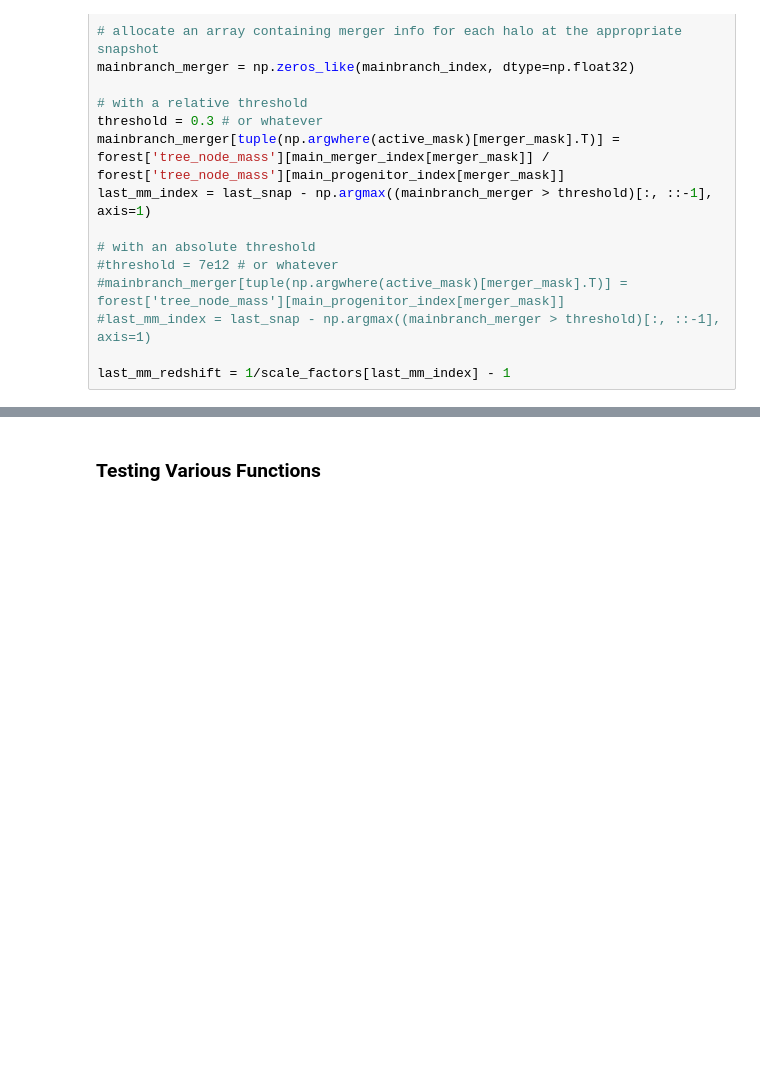
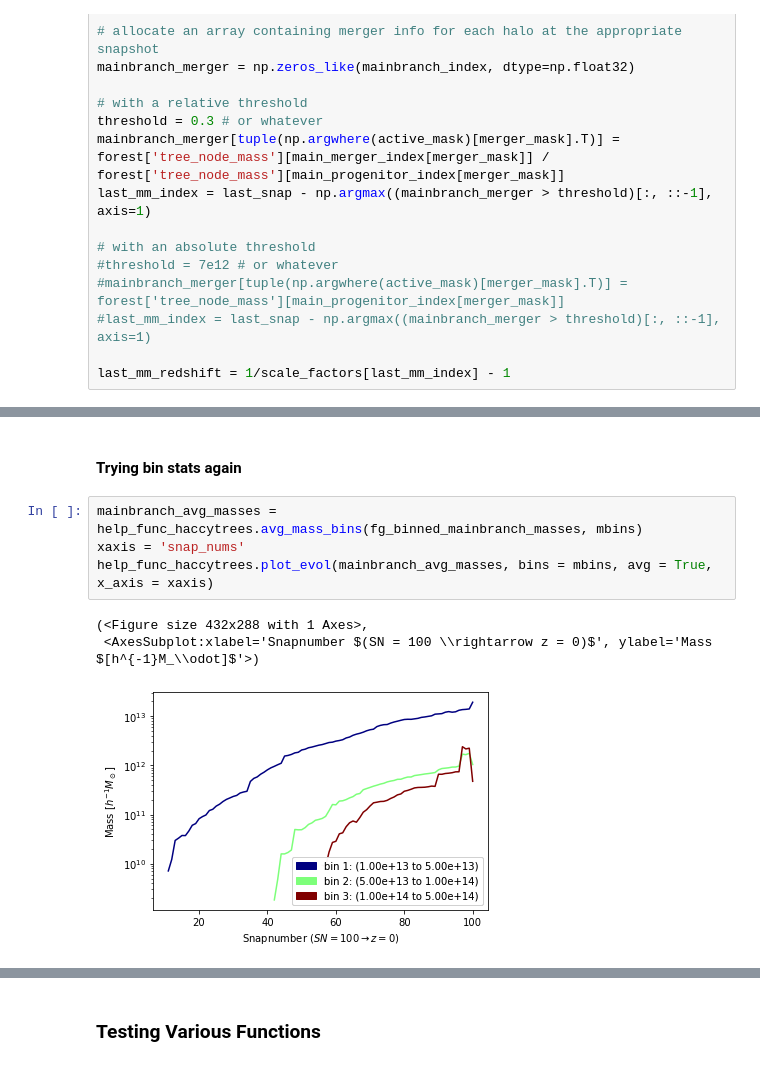
Before and after one commit to acossairt/fossil_groups, a Jupyter notebook: Haccytrees.ipynb, the cells around one changed output, grey strips where cells are left out. Saved outputs shown, nothing was run; the diff lists cells and outputs as text; blank space fills up the shorter version.

```diff
--- a/Haccytrees.ipynb
+++ b/Haccytrees.ipynb
@@ -628,0 +521,10 @@ print(mainbranch_merger[mainbranch_merger < 0])
+# %% [markdown]
+#### Trying bin stats again
+# %%
+mainbranch_avg_masses = help_func_haccytrees.avg_mass_bins(fg_binned_mainbranch_masses, mbins)
+xaxis = 'snap_nums'
+help_func_haccytrees.plot_evol(mainbranch_avg_masses, bins = mbins, avg = True, x_axis = xaxis)
+# %% [output]
+(<Figure size 432x288 with 1 Axes>,
+ <AxesSubplot:xlabel='Snapnumber $(SN = 100 \\rightarrow z = 0)$', ylabel='Mass $[h^{-1}M_\\odot]$'>)
+[figure, added]
```
Also changed, not shown: parts of 29 cells of this notebook, 8 other files.
